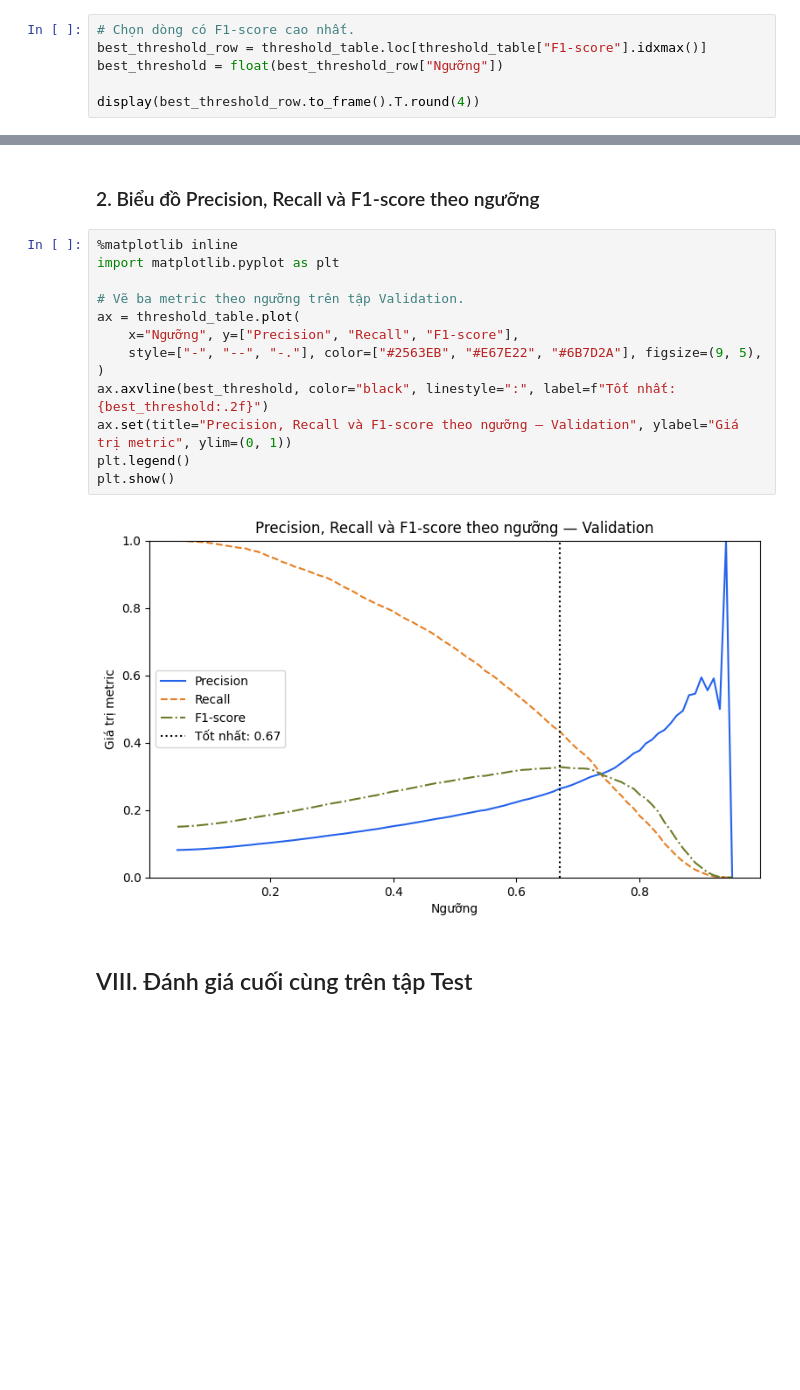
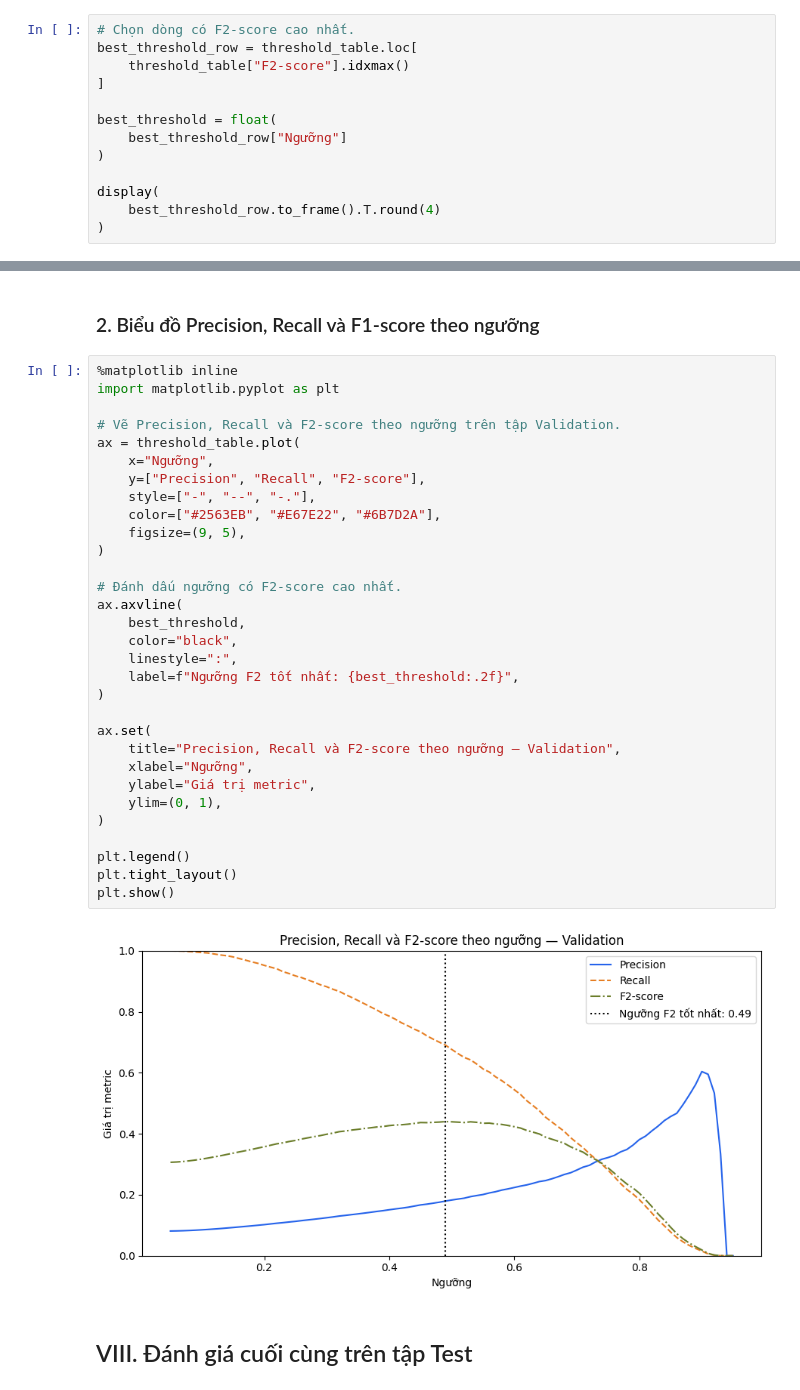
Before and after one commit to thanhhung9720001-collab/credit-risk-classifier, a Jupyter notebook: notebooks/06_1_threshold_optimization.ipynb, the cells around one changed output, grey strips where cells are left out. Cells and saved outputs as stored; diff of their text form; blank space fills up the shorter version.

```diff
--- a/notebooks/06_1_threshold_optimization.ipynb
+++ b/notebooks/06_1_threshold_optimization.ipynb
@@ -404,7 +931,14 @@ threshold_table.head
 # %%
-# Chọn dòng có F1-score cao nhất.
-best_threshold_row = threshold_table.loc[threshold_table["F1-score"].idxmax()]
-best_threshold = float(best_threshold_row["Ngưỡng"])
+# Chọn dòng có F2-score cao nhất.
+best_threshold_row = threshold_table.loc[
+    threshold_table["F2-score"].idxmax()
+]
 
-display(best_threshold_row.to_frame().T.round(4))
+best_threshold = float(
+    best_threshold_row["Ngưỡng"]
+)
+
+display(
+    best_threshold_row.to_frame().T.round(4)
+)
 # %% [output]
@@ -442,18 +979,36 @@ display(top_thresholds.round(4))
 # %%
 %matplotlib inline
 import matplotlib.pyplot as plt
 
-# Vẽ ba metric theo ngưỡng trên tập Validation.
+# Vẽ Precision, Recall và F2-score theo ngưỡng trên tập Validation.
 ax = threshold_table.plot(
-    x="Ngưỡng", y=["Precision", "Recall", "F1-score"],
-    style=["-", "--", "-."], color=["#2563EB", "#E67E22", "#6B7D2A"], figsize=(9, 5),
+    x="Ngưỡng",
+    y=["Precision", "Recall", "F2-score"],
+    style=["-", "--", "-."],
+    color=["#2563EB", "#E67E22", "#6B7D2A"],
+    figsize=(9, 5),
 )
-ax.axvline(best_threshold, color="black", linestyle=":", label=f"Tốt nhất: {best_threshold:.2f}")
-ax.set(title="Precision, Recall và F1-score theo ngưỡng — Validation", ylabel="Giá trị metric", ylim=(0, 1))
+
+# Đánh dấu ngưỡng có F2-score cao nhất.
+ax.axvline(
+    best_threshold,
+    color="black",
+    linestyle=":",
+    label=f"Ngưỡng F2 tốt nhất: {best_threshold:.2f}",
+)
+
+ax.set(
+    title="Precision, Recall và F2-score theo ngưỡng — Validation",
+    xlabel="Ngưỡng",
+    ylabel="Giá trị metric",
+    ylim=(0, 1),
+)
+
 plt.legend()
+plt.tight_layout()
 plt.show()
 # %% [output]
-[figure, old version]
+[figure, new version]
 # %% [markdown]
 ## VIII. Đánh giá cuối cùng trên tập Test
 # %% [markdown]
```
Also changed, not shown: parts of 73 cells of this notebook, 3 other files.
